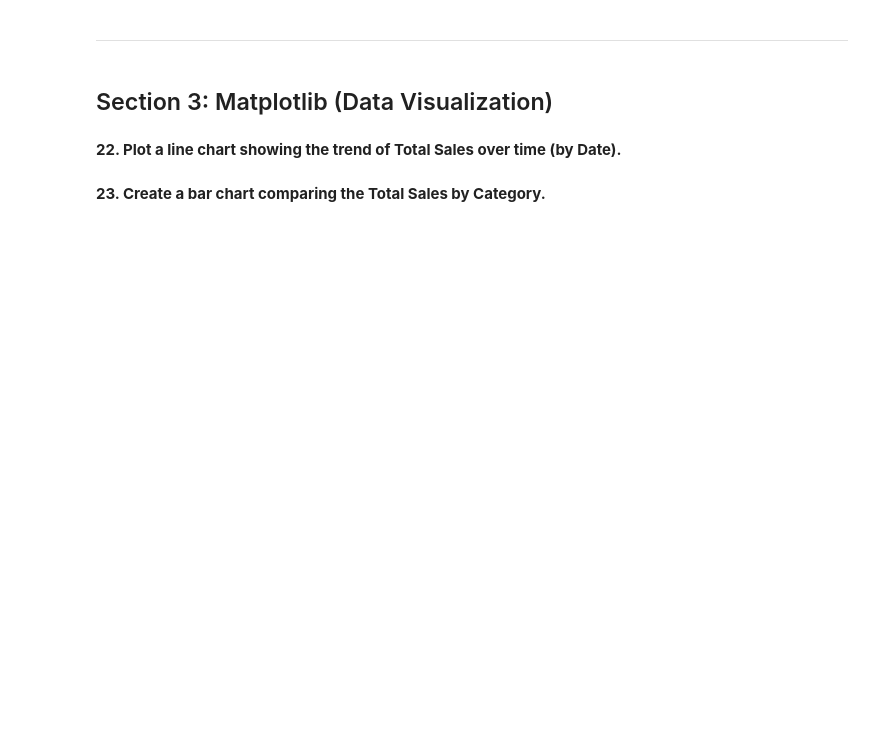
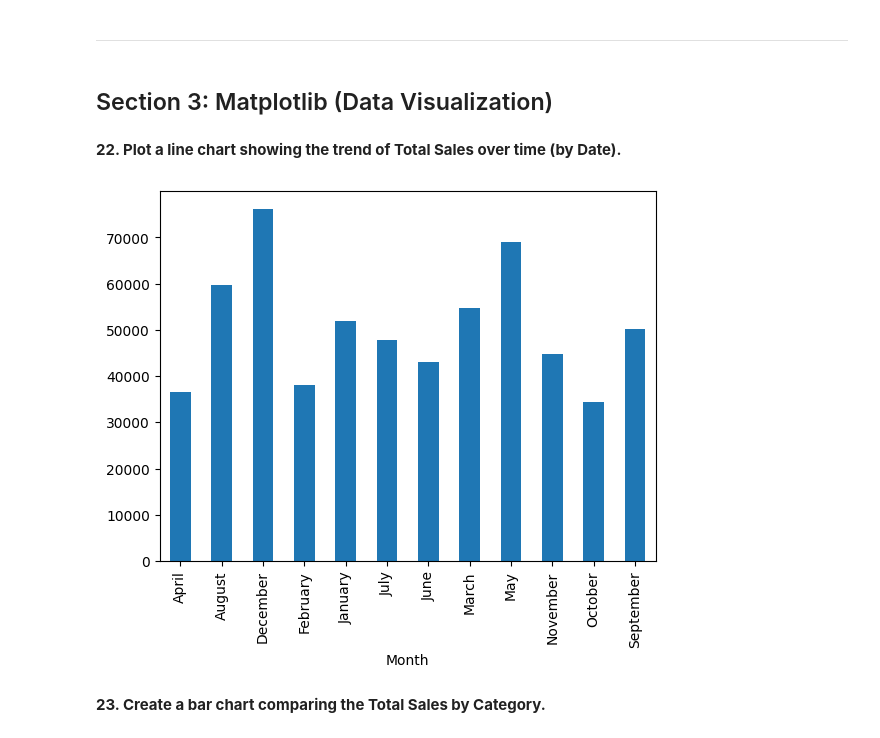
Before and after one commit to francisganapin/Practice_DataScience, a Jupyter notebook: day34/day34.ipynb, the cells around one changed output. Drawn from its saved outputs; the diff is of its cells as text; code cells hidden in the pictures; blank space fills up the shorter version.

```diff
--- a/day34/day34.ipynb
+++ b/day34/day34.ipynb
@@ -359,5 +358,13 @@ print(pd.DataFame(price_greater_than_500[['Product','Price']]))
 ## Section 3: Matplotlib (Data Visualization)
 # %% [markdown]
 **22. Plot a line chart showing the trend of Total Sales over time (by Date).**
+# %%
+sale_per_date = df.groupby('Month')['Total_Sales'].sum()
+
+sale_per_date.plot(kind='bar')
+
+plt.show()
+# %% [output]
+[figure, added]
 # %% [markdown]
 **23. Create a bar chart comparing the Total Sales by Category.**
```
Also changed, not shown: parts of 12 cells of this notebook, 4 other files.
